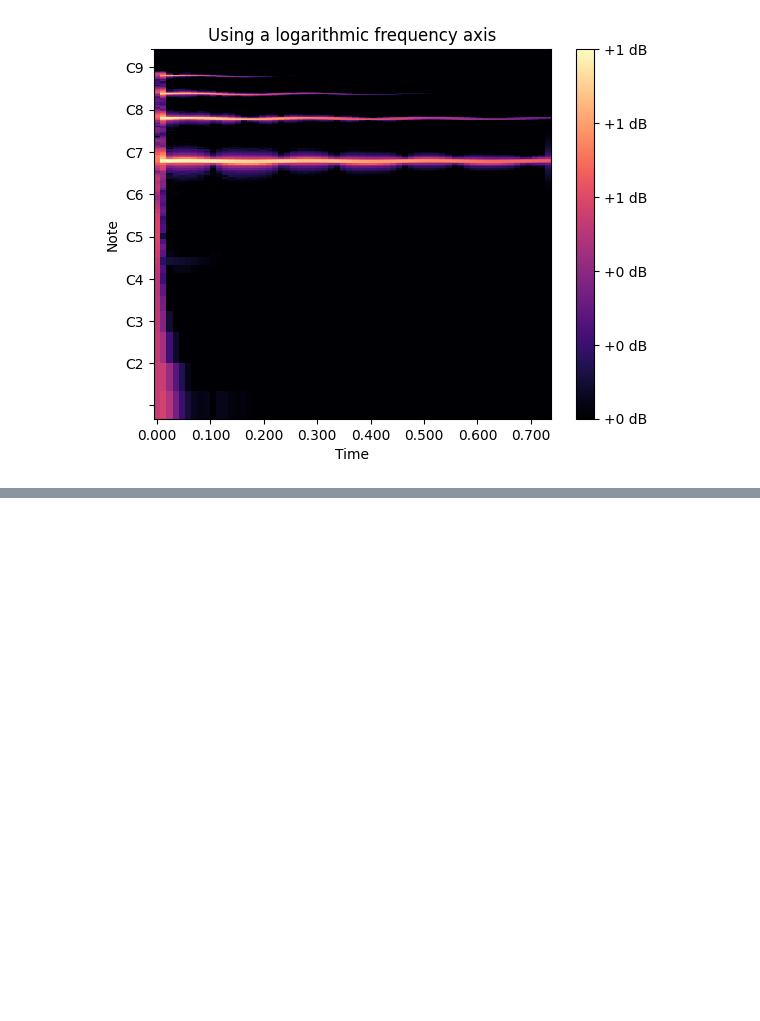
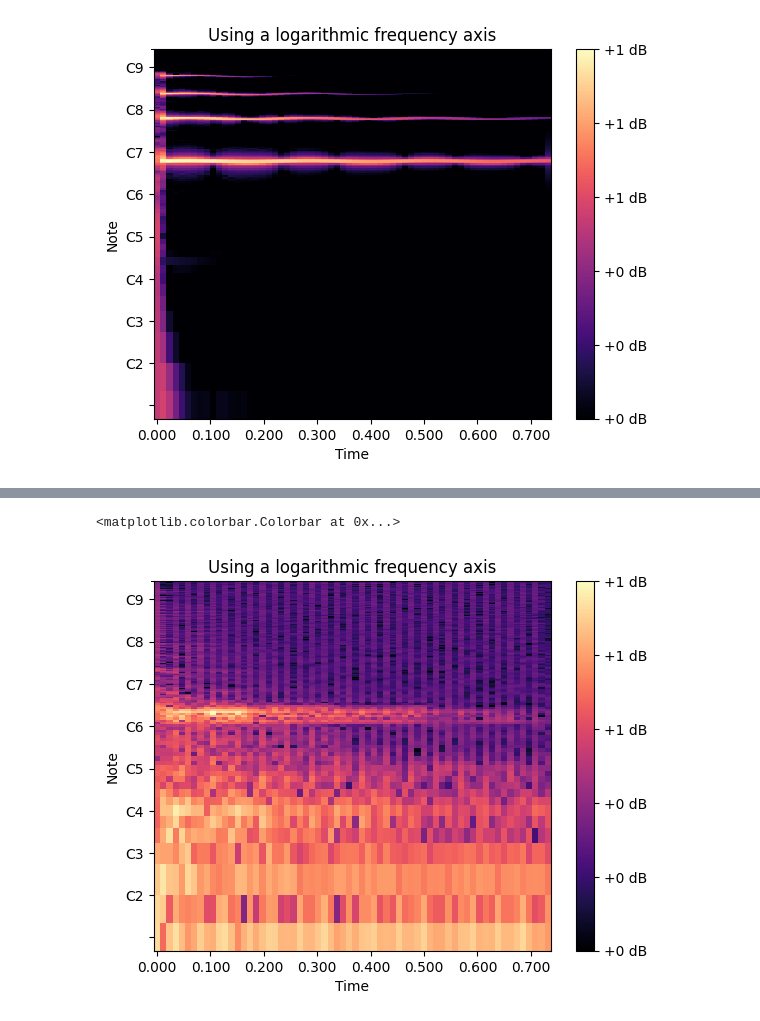
Before and after one commit to mlb-alumno/TIMBRAL, a Jupyter notebook: src/latentspaceanalysis.ipynb, the cells around one changed output, grey strips where cells are left out. Cells and saved outputs as stored; diff of their text form; code cells hidden in the pictures; blank space fills up the shorter version.

```diff
--- a/src/latentspaceanalysis.ipynb
+++ b/src/latentspaceanalysis.ipynb
@@ -124,0 +147,12 @@ fig.colorbar(img, ax=ax, format="%+2.f dB")
+# %%
+import preprocessing
+preprocessing.audio_to_spectr("audio-tests/interpolation-good-example/generated/50.wav","audio-tests/interpolation-good-example/generated/spec/","audio-tests/interpolation-good-example/generated/")
+xtrain , _ = newaudios.load_fsdd("audio-tests/interpolation-good-example/generated/spec/")
+xtrain_res = xtrain[0].reshape(2,-1)
+fig, ax = plt.subplots()
+img = librosa.display.specshow(np.squeeze(xtrain),sr=22050, x_axis='time', y_axis='fft_note', ax=ax,hop_length=256,win_length=512)
+ax.set(title='Using a logarithmic frequency axis')
+fig.colorbar(img, ax=ax, format="%+2.f dB")
+# %% [output]
+<matplotlib.colorbar.Colorbar at 0x...>
+[figure, added]
```
Also changed, not shown: parts of 3 cells of this notebook, 4 other files.
